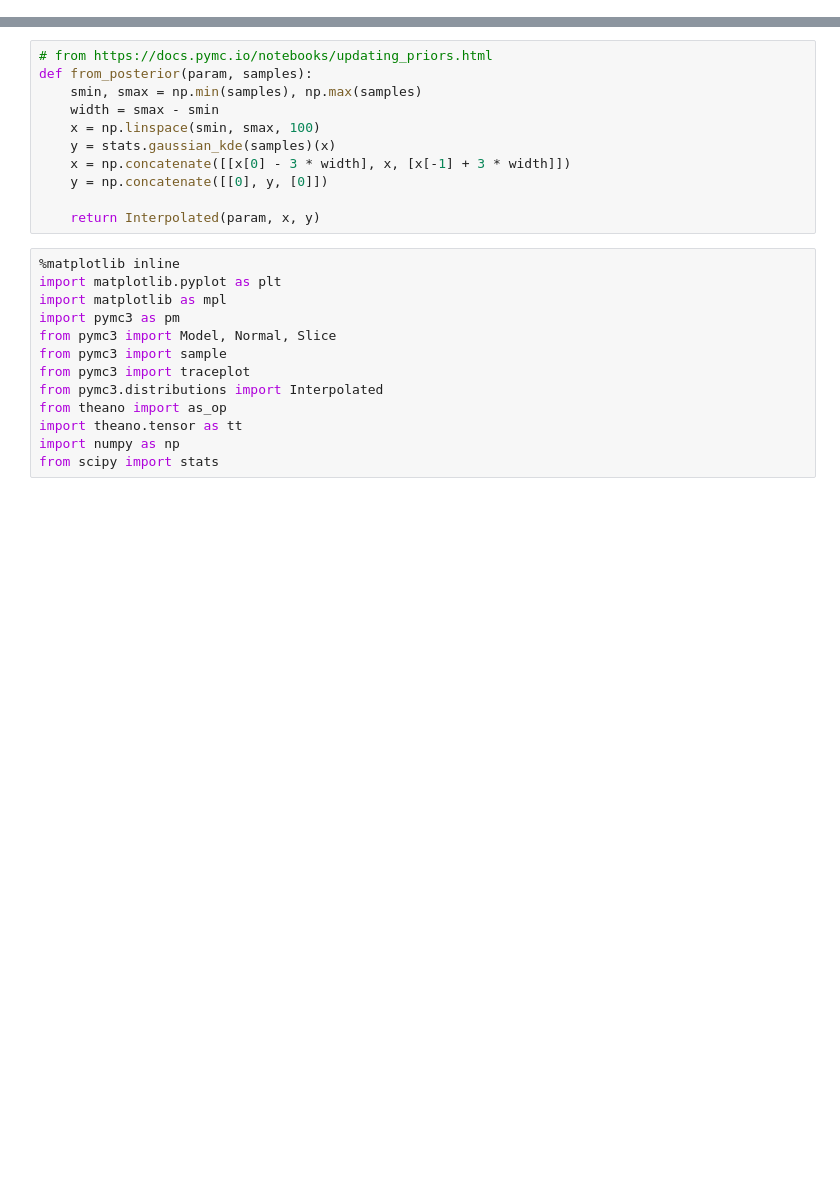
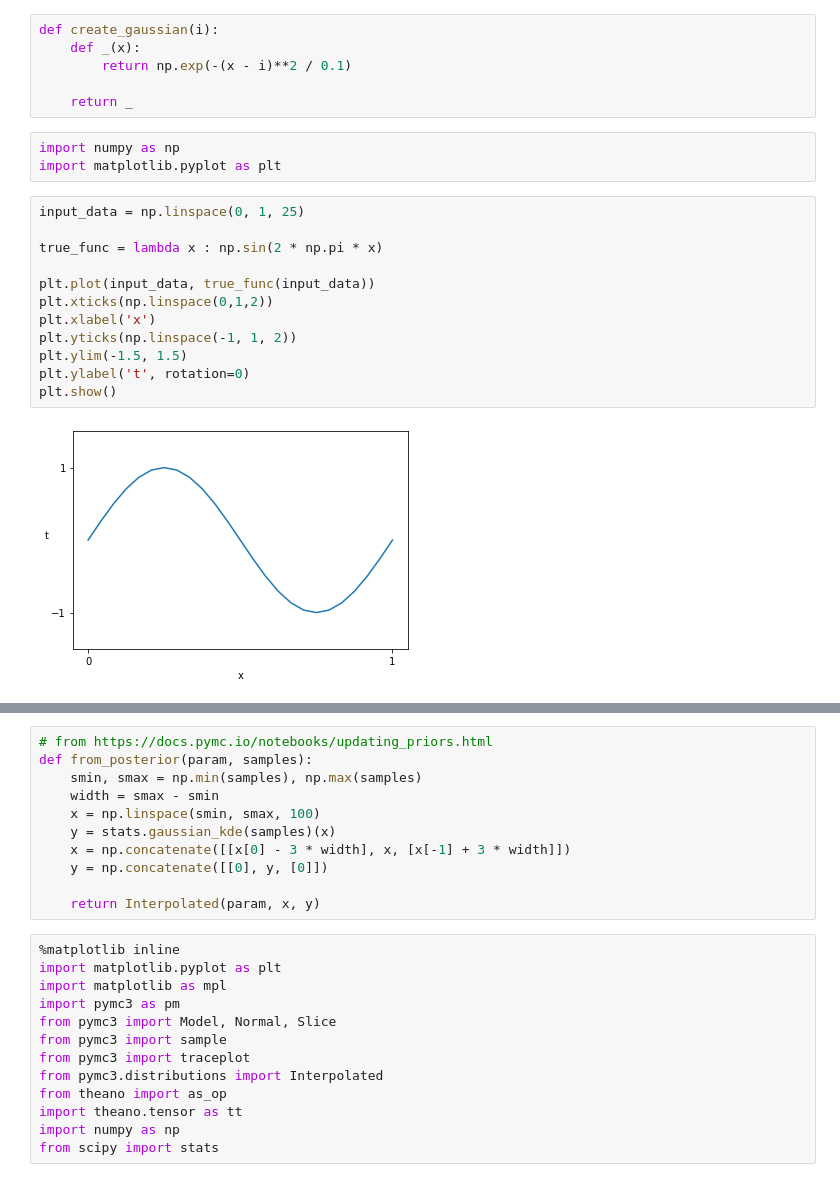
Before and after one commit to wouterMostard/PRML, a Jupyter notebook: Chapter 3 Linear Models for Regression.ipynb, the cells around one changed output, grey strips where cells are left out. Cells and saved outputs as stored; diff of their text form; blank space fills up the shorter version.

```diff
--- a/Chapter 3 Linear Models for Regression.ipynb
+++ b/Chapter 3 Linear Models for Regression.ipynb
@@ -0,0 +25,23 @@
+# %%
+def create_gaussian(i):
+    def _(x):
+        return np.exp(-(x - i)**2 / 0.1)
+
+    return _
+# %%
+import numpy as np
+import matplotlib.pyplot as plt
+# %%
+input_data = np.linspace(0, 1, 25)
+
+true_func = lambda x : np.sin(2 * np.pi * x)
+
+plt.plot(input_data, true_func(input_data))
+plt.xticks(np.linspace(0,1,2))
+plt.xlabel('x')
+plt.yticks(np.linspace(-1, 1, 2))
+plt.ylim(-1.5, 1.5)
+plt.ylabel('t', rotation=0)
+plt.show()
+# %% [output]
+[figure, added]
```
Also changed, not shown: parts of 9 cells of this notebook, 2 other files.
